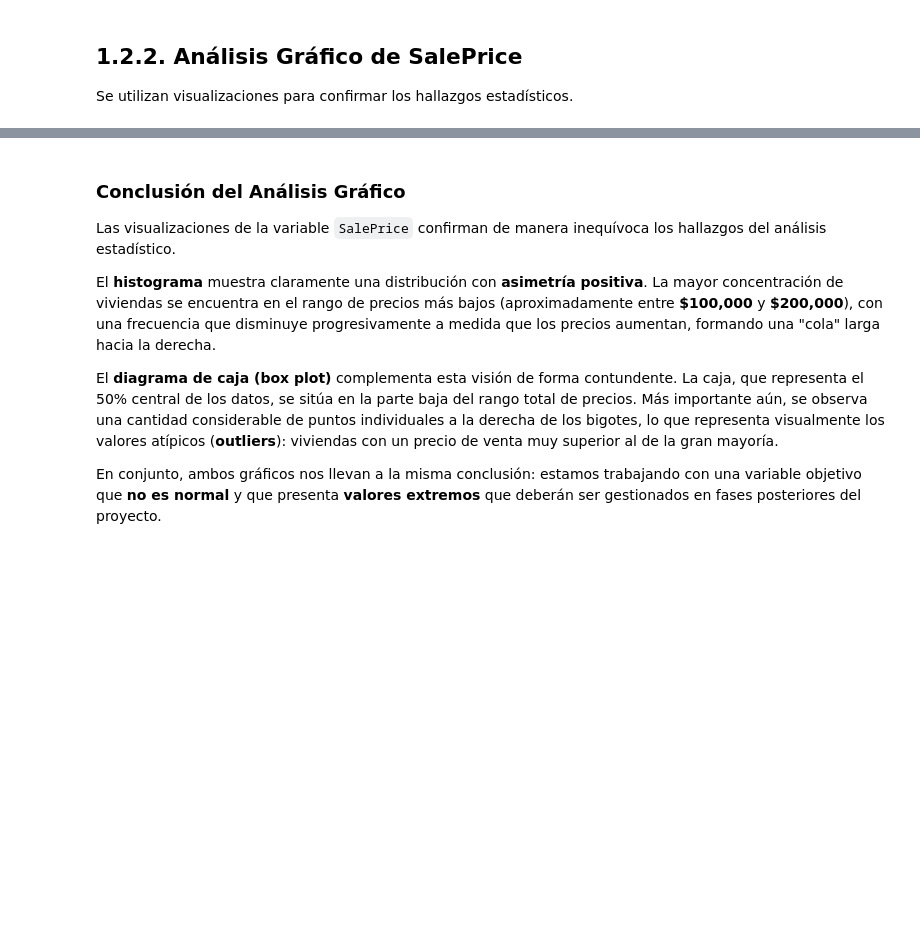
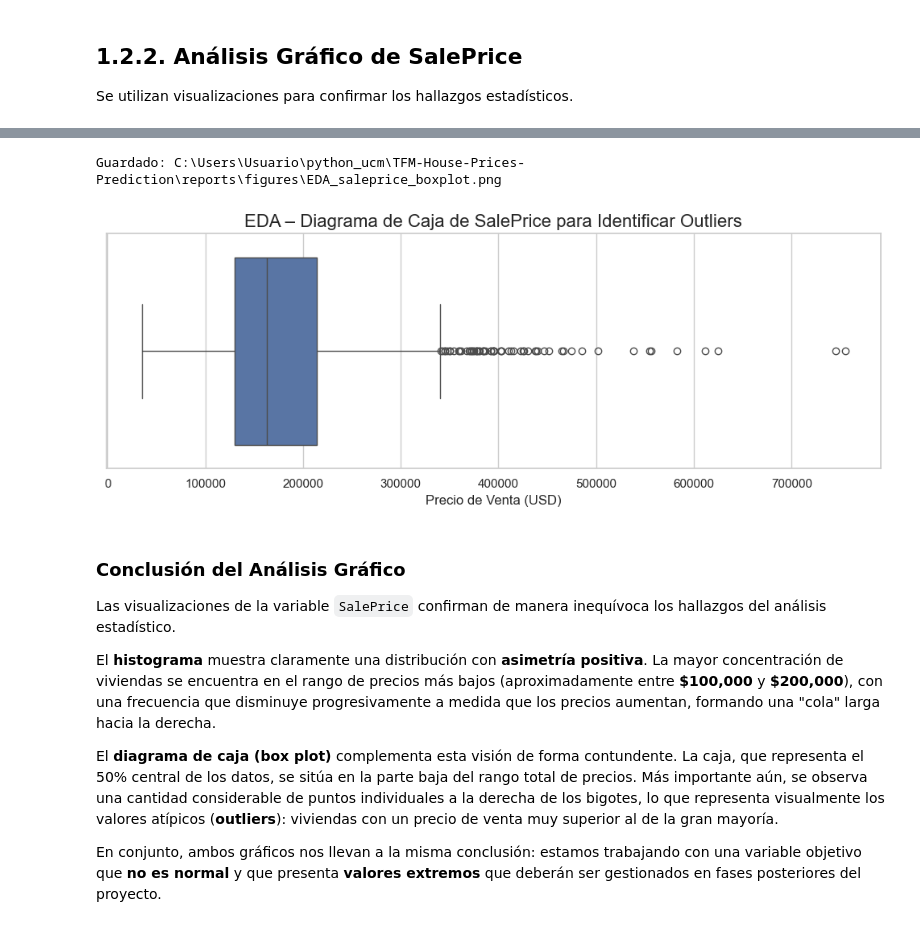
Before and after one commit to Ruben-SM-01/TFM-House-Prices-Prediction, a Jupyter notebook: notebooks/01_eda_and_modeling.ipynb, the cells around one changed output, grey strips where cells are left out. Cells and saved outputs as stored; diff of their text form; code cells hidden in the pictures; blank space fills up the shorter version.

```diff
--- a/notebooks/01_eda_and_modeling.ipynb
+++ b/notebooks/01_eda_and_modeling.ipynb
@@ -165,3 +164,26 @@ plt.show()
+# %%
+# Configuración de estilo para los gráficos
+plt.figure(figsize=(10, 4))
+
+# Crear el box plot
+sns.boxplot(x=df['SalePrice'])
+
+# Añadir títulos y etiquetas
+plt.title('EDA – Diagrama de Caja de SalePrice para Identificar Outliers', fontsize=16)
+plt.xlabel('Precio de Venta (USD)', fontsize=12)
+
+# uardar el gráfico en la ruta de figuras
+out_path = os.path.join(FIG_DIR, 'EDA_saleprice_boxplot.png')
+plt.tight_layout()
+plt.savefig(out_path, dpi=130, bbox_inches='tight')
+print('Guardado:', os.path.abspath(out_path))
+
+# Mostrar el gráfico
+plt.show()
+plt.close()
+# %% [output]
+Guardado: C:\Users\Usuario\python_ucm\TFM-House-Prices-Prediction\reports\figures\EDA_saleprice_boxplot.png
+[figure, added]
 # %% [markdown]
 ### Conclusión del Análisis Gráfico
 Las visualizaciones de la variable `SalePrice` confirman de manera inequívoca los hallazgos del análisis estadístico.
```
Also changed, not shown: parts of 19 cells of this notebook, 22 other files.
